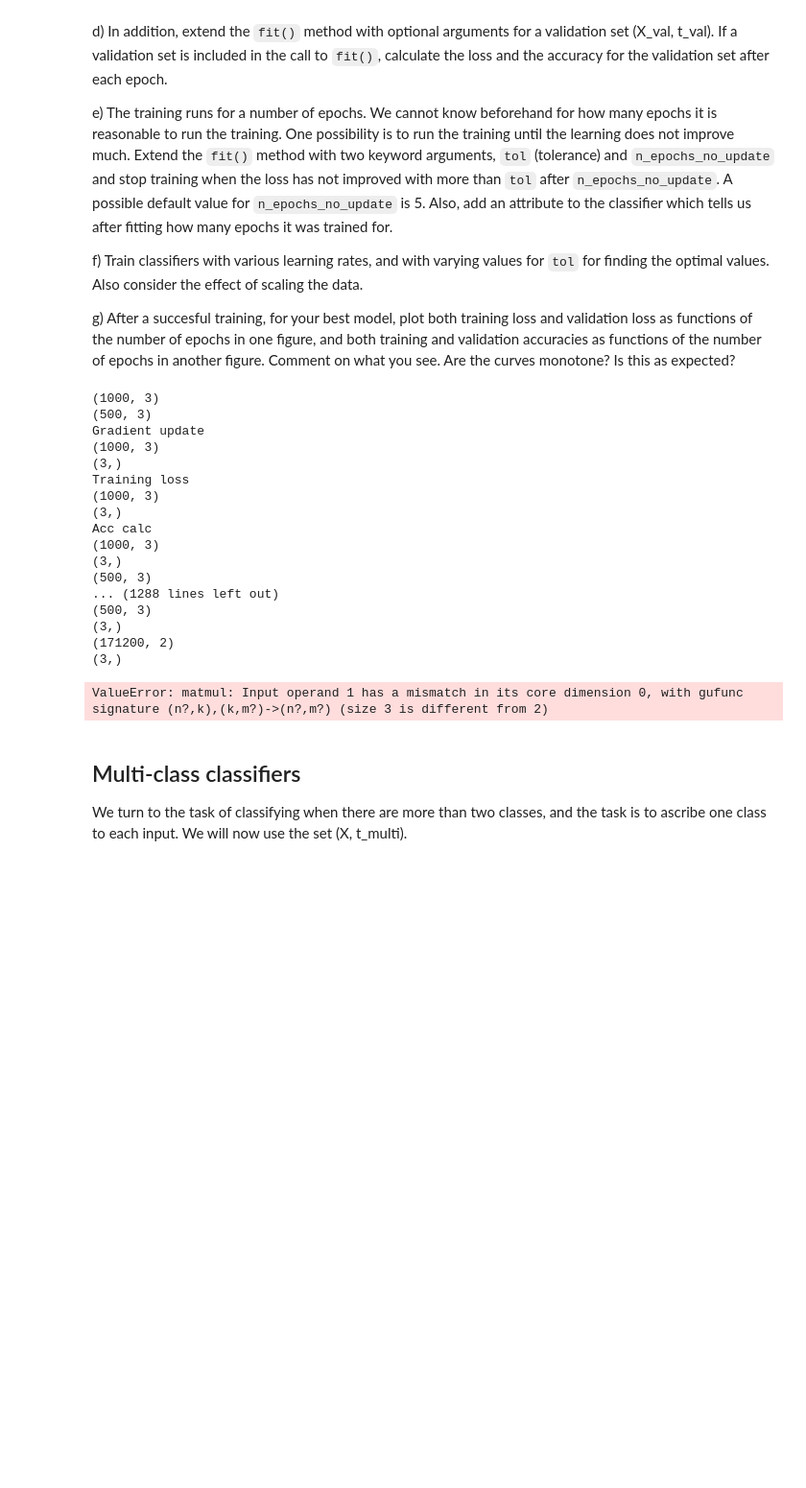
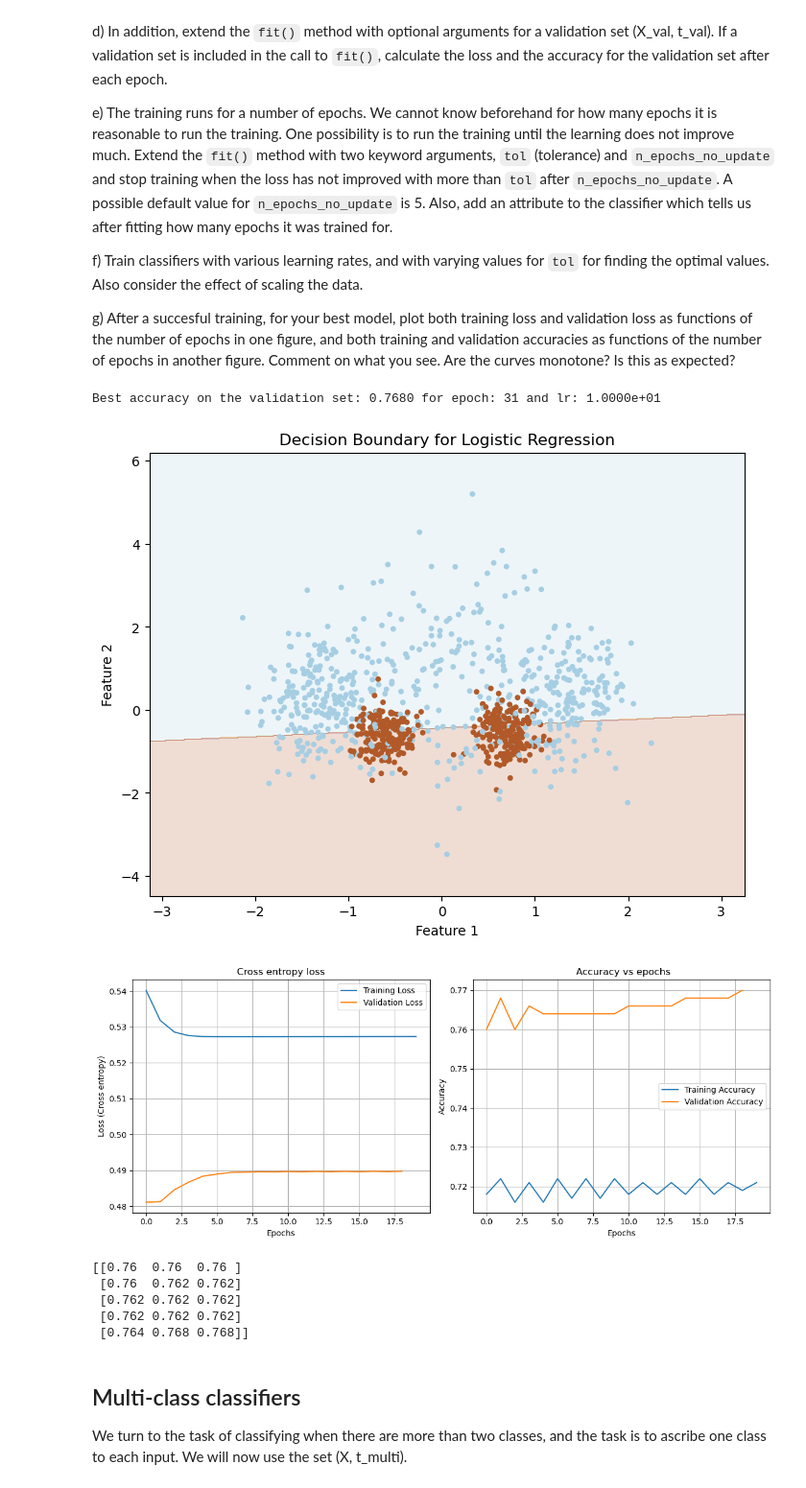
Before and after one commit to EliasTRuud/IN4050, a Jupyter notebook: Obligs/Assignment2/in4050_2024_assignment2.ipynb, the cells around one changed output. Shown at 96% size. Saved outputs shown, nothing was run; the diff lists cells and outputs as text; code cells hidden in the pictures; blank space fills up the shorter version.

```diff
--- a/Obligs/Assignment2/in4050_2024_assignment2.ipynb
+++ b/Obligs/Assignment2/in4050_2024_assignment2.ipynb
@@ -504,15 +493,15 @@ class NumpyLogReg(NumpyClassifier):
 X_train, X_val , X_test = scaler(X_train, X_val, X_test) #scale
 
 # Tuning - try various hyperparameters: learning rate and epochs
-lrs = np.logspace(-6, 1, 3)
-epochs_range = np.logspace(2, 4, 2).astype(int)
+lrs = np.logspace(-3, 1, 5)
+epochs_range = np.logspace(1, 2, 3).astype(int)
 
 cl = NumpyLogReg(bias=-1)  # Initialize classifier with bias
 acc_tab = np.zeros((len(lrs), len(epochs_range)))
 best_acc = 0.0
 best_lr = 0
 best_epoch = 0
-"""
+
 for i, lr in enumerate(lrs):
     for j, epoch in enumerate(epochs_range):
         cl.fit(X_train, t2_train, X_val=X_val, t_val=t2_val, eta=lr, epochs=epoch)
@@ -525,64 +514,54 @@ for i, lr in enumerate(lrs):
             best_epoch = epoch
 
 print(f"Best accuracy on the validation set: {best_acc:.4f} for epoch: {best_epoch} and lr: {best_lr:.4e}")
-"""
+
 # run with best hyperparameters
 best_cl = NumpyLogReg(bias=-1)
-#best_cl.fit(X_train, t2_train, X_val=X_val, t_val=t2_val, eta=best_lr, epochs=best_epoch)
-best_cl.fit(X_train, t2_train, X_val=X_val, t_val=t2_val, eta=1, epochs=100)
+best_cl.fit(X_train, t2_train, X_val=X_val, t_val=t2_val, eta=best_lr, epochs=best_epoch)
+#best_cl.fit(X_train, t2_train, X_val=X_val, t_val=t2_val, eta=1, epochs=100)
 
 
 # Plot
 plot_decision_regions(X_train, t2_train, best_cl)
 plt.title("Decision Boundary for Logistic Regression")
 plt.xlabel("Feature 1")
 plt.ylabel("Feature 2")
 plt.show()
 
 plt.figure(figsize=(12, 5))
 plt.subplot(1, 2, 1)
 plt.plot(best_cl.losses, label='Training Loss')
 plt.plot(best_cl.val_losses, label='Validation Loss')
 plt.title('Cross entropy loss')
 plt.xlabel('Epochs')
 plt.ylabel('Loss (Cross entropy)')
 plt.legend()
 plt.grid()
 
 plt.subplot(1, 2, 2)
 plt.plot(best_cl.accs, label='Training Accuracy')
 plt.plot(best_cl.val_accs, label='Validation Accuracy')
 plt.title(' Accuracy vs epochs')
 plt.xlabel('Epochs')
 plt.ylabel('Accuracy')
 plt.legend()
 plt.grid()
 plt.tight_layout()
 plt.show()
 
 #Table
-#print(acc_tab)
+print(acc_tab)
 
-print(best_cl.losses)
+#print(best_cl.losses)
 # %% [output]
-(1000, 3)
-(500, 3)
-Gradient update
-(1000, 3)
-(3,)
-Training loss
-(1000, 3)
-(3,)
-Acc calc
-(1000, 3)
-(3,)
-(500, 3)
-... (1288 lines left out)
-(500, 3)
-(3,)
-(171200, 2)
-(3,)
+Best accuracy on the validation set: 0.7680 for epoch: 31 and lr: 1.0000e+01
+[figure, added]
+[figure, added]
-ValueError: matmul: Input operand 1 has a mismatch in its core dimension 0, with gufunc signature (n?,k),(k,m?)->(n?,m?) (size 3 is different from 2)
+[[0.76  0.76  0.76 ]
+ [0.76  0.762 0.762]
+ [0.762 0.762 0.762]
+ [0.762 0.762 0.762]
+ [0.764 0.768 0.768]]
 # %% [markdown]
 ## Multi-class classifiers
 We turn to the task of classifying when there are more than two classes, and the task is to ascribe one class to each input. We will now use the set (X, t_multi).
```
Also changed, not shown: parts of 7 cells of this notebook, 1 other file.
